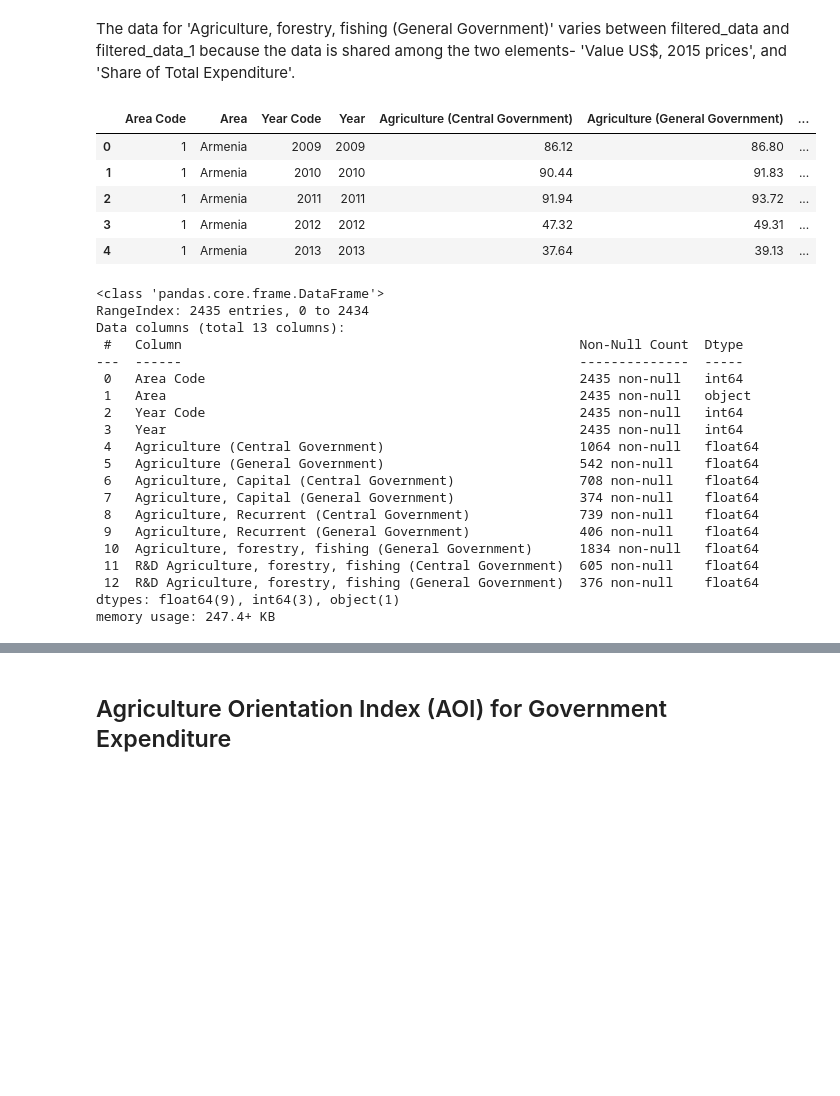
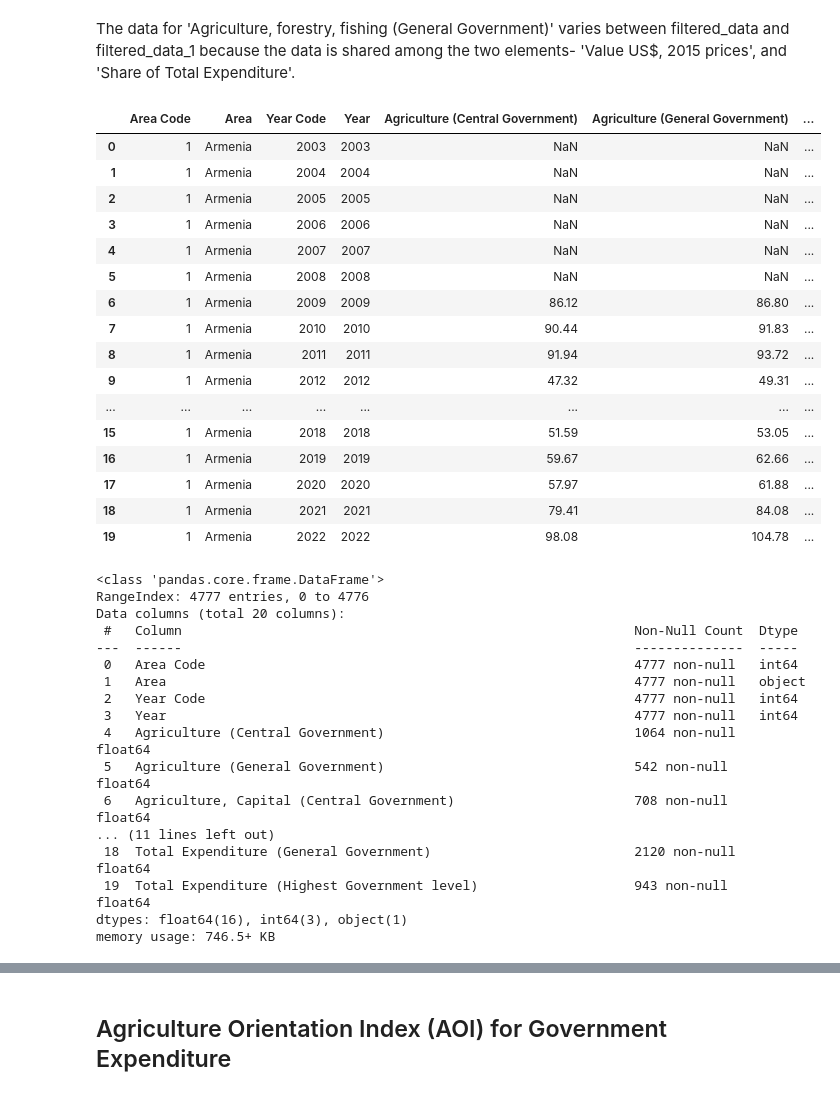
Before and after one commit to Leonidus1995/farmer-prices-forecasting, a Jupyter notebook: files_data_cleaning/government_investment.ipynb, the cells around one changed output, grey strips where cells are left out. Cells and saved outputs as stored; diff of their text form; code cells hidden in the pictures; blank space fills up the shorter version.

```diff
--- a/files_data_cleaning/government_investment.ipynb
+++ b/files_data_cleaning/government_investment.ipynb
@@ -4,7 +4,7 @@ import pandas as pd
 import numpy as np
 # %%
 # Loading data
-raw_data = pd.read_csv('Datasets_MS_Project/Government_Expenditure/Investment_GovernmentExpenditure_E_All_Data_(Normalized)/Investment_GovernmentExpenditure_E_All_Data_(Normalized).csv')
+raw_data = pd.read_csv('/Users/gurjitsingh/Desktop/MS Data Science/MS_Project_Python/raw_datasets/Government_Expenditure/Investment_GovernmentExpenditure_E_All_Data_(Normalized)/Investment_GovernmentExpenditure_E_All_Data_(Normalized).csv')
 raw_data.head()
 # %% [output]
 |  | Area Code | Area Code (M49) | Area | Item Code | Item | Element Code | Element | Year Code | Year | ... |
@@ -94,23 +100,30 @@ Useful for modeling how much priority agriculture gets.
 # %%
 # filter the dataset for desired data
 items_to_keep = [
+    'Total Expenditure (General Government)',
+    'Total Expenditure (Central Government)',
+    'Total Expenditure (Highest Government level)',
     'Agriculture (General Government)',
     'Agriculture, Recurrent (General Government)',
     'Agriculture, Capital (General Government)',
     'R&D Agriculture, forestry, fishing (General Government)',
     'Agriculture, forestry, fishing (General Government)',
+    'Agriculture, forestry, fishing, Recurrent (General Government)',
+    'Agriculture, forestry, fishing, Capital (General Government)',
     'Agriculture (Central Government)',
     'Agriculture, Recurrent (Central Government)',
     'Agriculture, Capital (Central Government)',
     'Agriculture, forestry, fishing (Highest Government level)'
     'Agriculture, forestry, fishing (Central Government)',
+    'Agriculture, forestry, fishing, Recurrent (Central Government)',
+    'Agriculture, forestry, fishing, Capital (Central Government)',
     'R&D Agriculture, forestry, fishing (Central Government)',
-    'SDG 2.a.1: Highest Government level'
+    'SDG 2.a.1: Highest Government level',
+
 ]
 
 elements_to_keep = [
     'Value US$, 2015 prices',
-    'Share of Total Expenditure',
     'SDG 2.a.1: Agriculture Orientation Index (AOI) for Government Expenditure'
 ]
 
@@ -200,46 +233,54 @@ filtered_data and filtered_data_1 because the data is shared among the two eleme
 # %%
 # restructuring data from long to wide format
 pivoted_data_1 = filtered_data_1.pivot_table(
     index = ['Area Code', 'Area', 'Year Code', 'Year'],
     columns = 'Item',
     values = 'Value'
 )
 
 # resetting row index
 pivoted_data_1.reset_index(inplace=True)
 
 # setting column index name to None
 pivoted_data_1.columns.name = None
 
-pivoted_data_1.head()
+pivoted_data_1.head(20)
 # %% [output]
 |  | Area Code | Area | Year Code | Year | Agriculture (Central Government) | Agriculture (General Government) | ... |
-| 0 | 1 | Armenia | 2009 | 2009 | 86.12 | 86.80 | ... |
-| 1 | 1 | Armenia | 2010 | 2010 | 90.44 | 91.83 | ... |
-| 2 | 1 | Armenia | 2011 | 2011 | 91.94 | 93.72 | ... |
-| 3 | 1 | Armenia | 2012 | 2012 | 47.32 | 49.31 | ... |
-| 4 | 1 | Armenia | 2013 | 2013 | 37.64 | 39.13 | ... |
+| 0 | 1 | Armenia | 2003 | 2003 | NaN | NaN | ... |
+| 1 | 1 | Armenia | 2004 | 2004 | NaN | NaN | ... |
+| 2 | 1 | Armenia | 2005 | 2005 | NaN | NaN | ... |
+| 3 | 1 | Armenia | 2006 | 2006 | NaN | NaN | ... |
+| 4 | 1 | Armenia | 2007 | 2007 | NaN | NaN | ... |
+| 5 | 1 | Armenia | 2008 | 2008 | NaN | NaN | ... |
+| 6 | 1 | Armenia | 2009 | 2009 | 86.12 | 86.80 | ... |
+| 7 | 1 | Armenia | 2010 | 2010 | 90.44 | 91.83 | ... |
+| 8 | 1 | Armenia | 2011 | 2011 | 91.94 | 93.72 | ... |
+| 9 | 1 | Armenia | 2012 | 2012 | 47.32 | 49.31 | ... |
+| ... | ... | ... | ... | ... | ... | ... | ... |
+| 15 | 1 | Armenia | 2018 | 2018 | 51.59 | 53.05 | ... |
+| 16 | 1 | Armenia | 2019 | 2019 | 59.67 | 62.66 | ... |
+| 17 | 1 | Armenia | 2020 | 2020 | 57.97 | 61.88 | ... |
+| 18 | 1 | Armenia | 2021 | 2021 | 79.41 | 84.08 | ... |
+| 19 | 1 | Armenia | 2022 | 2022 | 98.08 | 104.78 | ... |
 # %%
 pivoted_data_1.info()
 # %% [output]
 <class 'pandas.core.frame.DataFrame'>
-RangeIndex: 2435 entries, 0 to 2434
-Data columns (total 13 columns):
- #   Column                                                   Non-Null Count  Dtype
----  ------                                                   --------------  -----
- 0   Area Code                                                2435 non-null   int64
- 1   Area                                                     2435 non-null   object
- 2   Year Code                                                2435 non-null   int64
- 3   Year                                                     2435 non-null   int64
- 4   Agriculture (Central Government)                         1064 non-null   float64
- 5   Agriculture (General Government)                         542 non-null    float64
- 6   Agriculture, Capital (Central Government)                708 non-null    float64
- 7   Agriculture, Capital (General Government)                374 non-null    float64
- 8   Agriculture, Recurrent (Central Government)              739 non-null    float64
- 9   Agriculture, Recurrent (General Government)              406 non-null    float64
- 10  Agriculture, forestry, fishing (General Government)      1834 non-null   float64
- 11  R&D Agriculture, forestry, fishing (Central Government)  605 non-null    float64
- 12  R&D Agriculture, forestry, fishing (General Government)  376 non-null    float64
-dtypes: float64(9), int64(3), object(1)
-memory usage: 247.4+ KB
+RangeIndex: 4777 entries, 0 to 4776
+Data columns (total 20 columns):
+ #   Column                                                          Non-Null Count  Dtype
+---  ------                                                          --------------  -----
+ 0   Area Code                                                       4777 non-null   int64
+ 1   Area                                                            4777 non-null   object
+ 2   Year Code                                                       4777 non-null   int64
+ 3   Year                                                            4777 non-null   int64
+ 4   Agriculture (Central Government)                                1064 non-null   float64
+ 5   Agriculture (General Government)                                542 non-null    float64
+ 6   Agriculture, Capital (Central Government)                       708 non-null    float64
+... (11 lines left out)
+ 18  Total Expenditure (General Government)                          2120 non-null   float64
+ 19  Total Expenditure (Highest Government level)                    943 non-null    float64
+dtypes: float64(16), int64(3), object(1)
+memory usage: 746.5+ KB
 # %%
```
Also changed, not shown: parts of 43 cells of this notebook, 9 other files.
